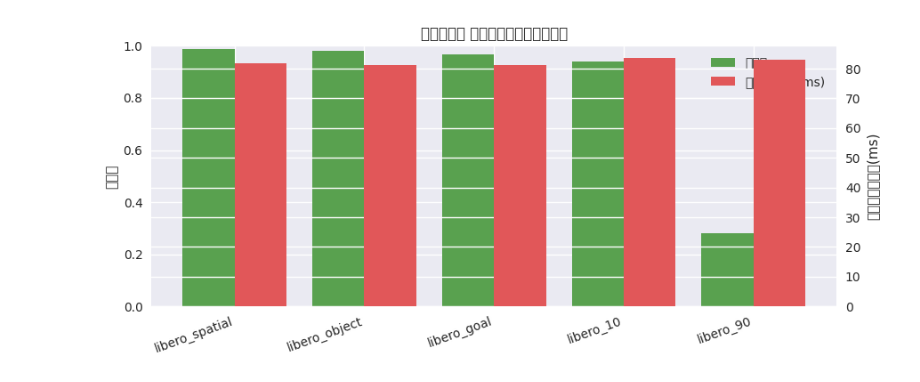
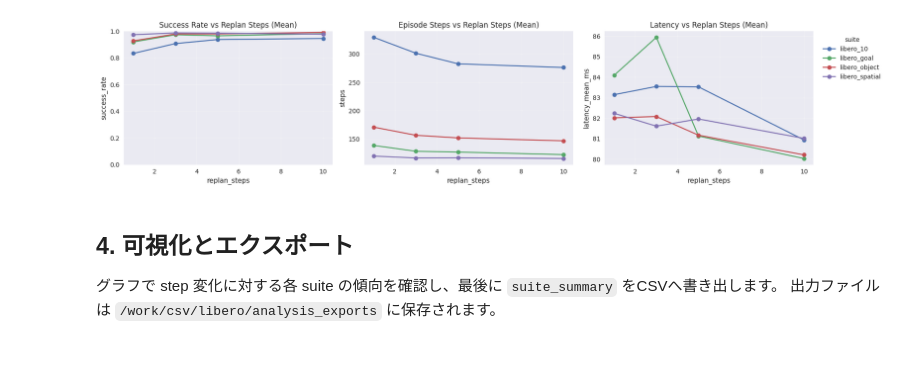
Before and after one commit to yuuharu11/hierarchical_control, a Jupyter notebook: myscripts/ipynb/analyze_libero_20Hz_5steps_default.ipynb, the cells around one changed output. Drawn from its saved outputs; the diff is of its cells as text; code cells hidden in the pictures; blank space fills up the shorter version.

```diff
--- a/myscripts/ipynb/analyze_libero_20Hz_5steps_default.ipynb
+++ b/myscripts/ipynb/analyze_libero_20Hz_5steps_default.ipynb
@@ -14,9 +17,10 @@
 # %%
 from pathlib import Path
+import re
 import pandas as pd
 import numpy as np
 import matplotlib.pyplot as plt
+from IPython.display import display
 
-plt.style.use('seaborn-v0_8')
 pd.set_option('display.max_columns', 200)
 pd.set_option('display.width', 140)
@@ -78,8 +121,0 @@ def load_many(csv_paths, base_dir: Path):
-# %%
-task_df = load_many(task_log_paths, BASE_DIR)
-episode_df = load_many(episode_log_paths, BASE_DIR)
-
-print('task_df shape:', task_df.shape)
-print('episode_df shape:', episode_df.shape)
-
-task_df.head(3)
@@ -195,29 +314,57 @@ pd.DataFrame([derived])
 # %%
-# 可視化2: スイート別 成功率と平均レイテンシ
+# Plot with plain matplotlib (mean only)
 if not by_suite.empty:
-    fig, ax1 = plt.subplots(figsize=(9, 4))
-    x = np.arange(len(by_suite))
+    plot_df = by_suite.sort_values(['suite', 'replan_steps'])
+    suites = plot_df['suite'].unique()
 
-    ax1.bar(x - 0.2, by_suite['success_rate'], width=0.4, label='成功率', color='#59A14F')
-    ax1.set_ylabel('成功率')
-    ax1.set_ylim(0, 1.0)
+    plt.figure(figsize=(18, 4))
 
-    ax2 = ax1.twinx()
-    ax2.bar(x + 0.2, by_suite['latency_mean_ms'], width=0.4, label='平均レイテンシ(ms)', color='#E15759')
-    ax2.set_ylabel('平均レイテンシ(ms)')
+    plt.subplot(1, 3, 1)
+    for suite in suites:
+        d = plot_df[plot_df['suite'] == suite]
+        plt.plot(
+            d['replan_steps'], d['success_rate_mean'],
+            marker='o', label=suite
+        )
+    plt.title('Success Rate vs Replan Steps (Mean)')
+    plt.xlabel('replan_steps')
+    plt.ylabel('success_rate')
+    plt.ylim(0, 1.0)
+    plt.grid(True, alpha=0.3)
 
-    ax1.set_xticks(x)
-    ax1.set_xticklabels(by_suite['suite'], rotation=20, ha='right')
-    ax1.set_title('スイート別 成功率と平均レイテンシ')
+    plt.subplot(1, 3, 2)
+    for suite in suites:
+        d = plot_df[plot_df['suite'] == suite]
+        plt.plot(
+            d['replan_steps'], d['steps_mean'],
+            marker='o', label=suite
+        )
+    plt.title('Episode Steps vs Replan Steps (Mean)')
+    plt.xlabel('replan_steps')
+    plt.ylabel('steps')
+    plt.grid(True, alpha=0.3)
 
-    h1, l1 = ax1.get_legend_handles_labels()
-    h2, l2 = ax2.get_legend_handles_labels()
-    ax1.legend(h1 + h2, l1 + l2, loc='upper right')
+    plt.subplot(1, 3, 3)
+    for suite in suites:
+        d = plot_df[plot_df['suite'] == suite]
+        plt.plot(
+            d['replan_steps'], d['latency_mean_ms'],
+            marker='o', label=suite
+        )
+    plt.title('Latency vs Replan Steps (Mean)')
+    plt.xlabel('replan_steps')
+    plt.ylabel('latency_mean_ms')
+    plt.grid(True, alpha=0.3)
+    plt.legend(title='suite', bbox_to_anchor=(1.02, 1), loc='upper left')
 
     plt.tight_layout()
     plt.show()
 # %% [output]
-[figure, old version]
+[figure, new version]
+# %% [markdown]
+## 4. 可視化とエクスポート
+グラフで step 変化に対する各 suite の傾向を確認し、最後に `suite_summary` をCSVへ書き出します。
+出力ファイルは `/work/csv/libero/analysis_exports` に保存されます。
 # %%
 # suite_summary のみ使うため、上位/下位タスク表示はスキップ
 print('上位/下位タスク表示はスキップしました（suite_summaryのみ）。')
```
Also changed, not shown: parts of 13 cells of this notebook, 1 other file.
